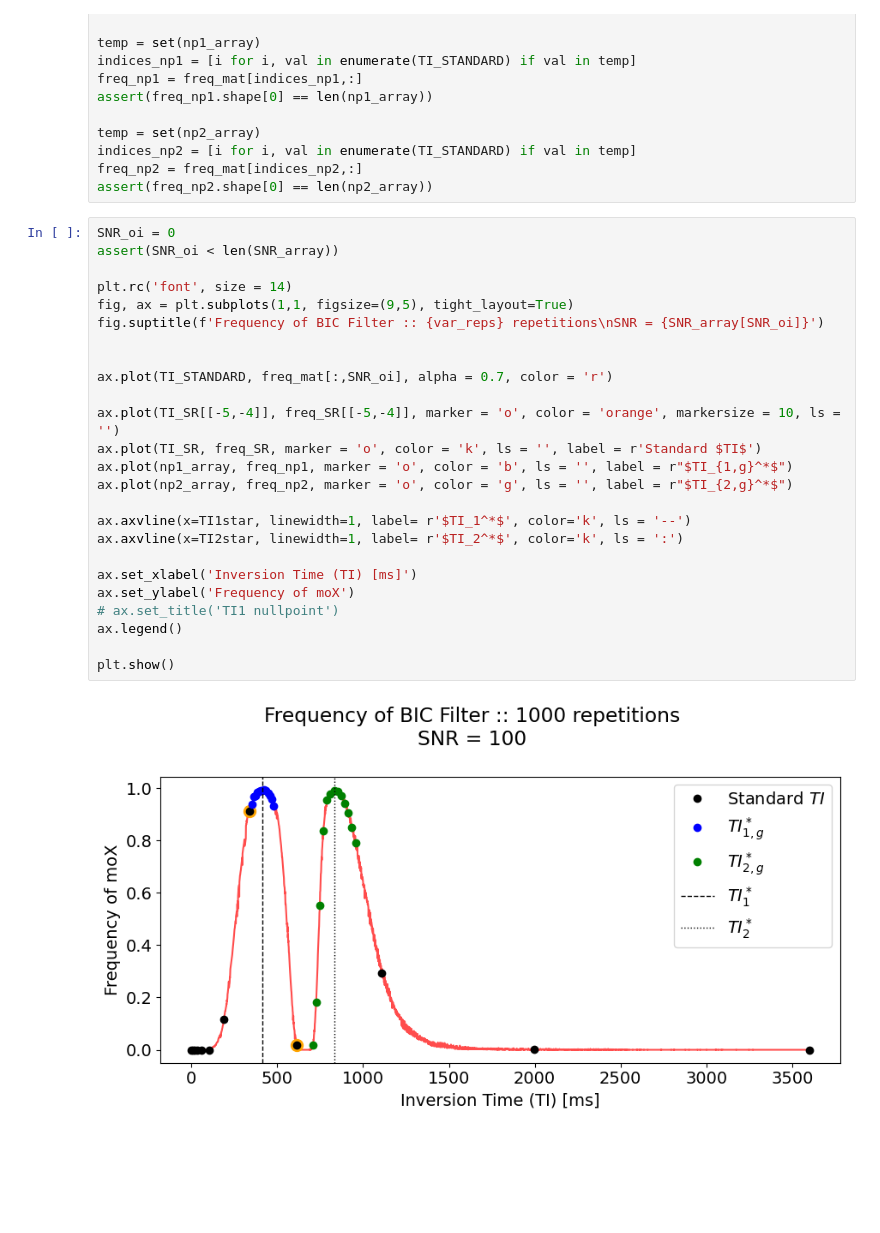
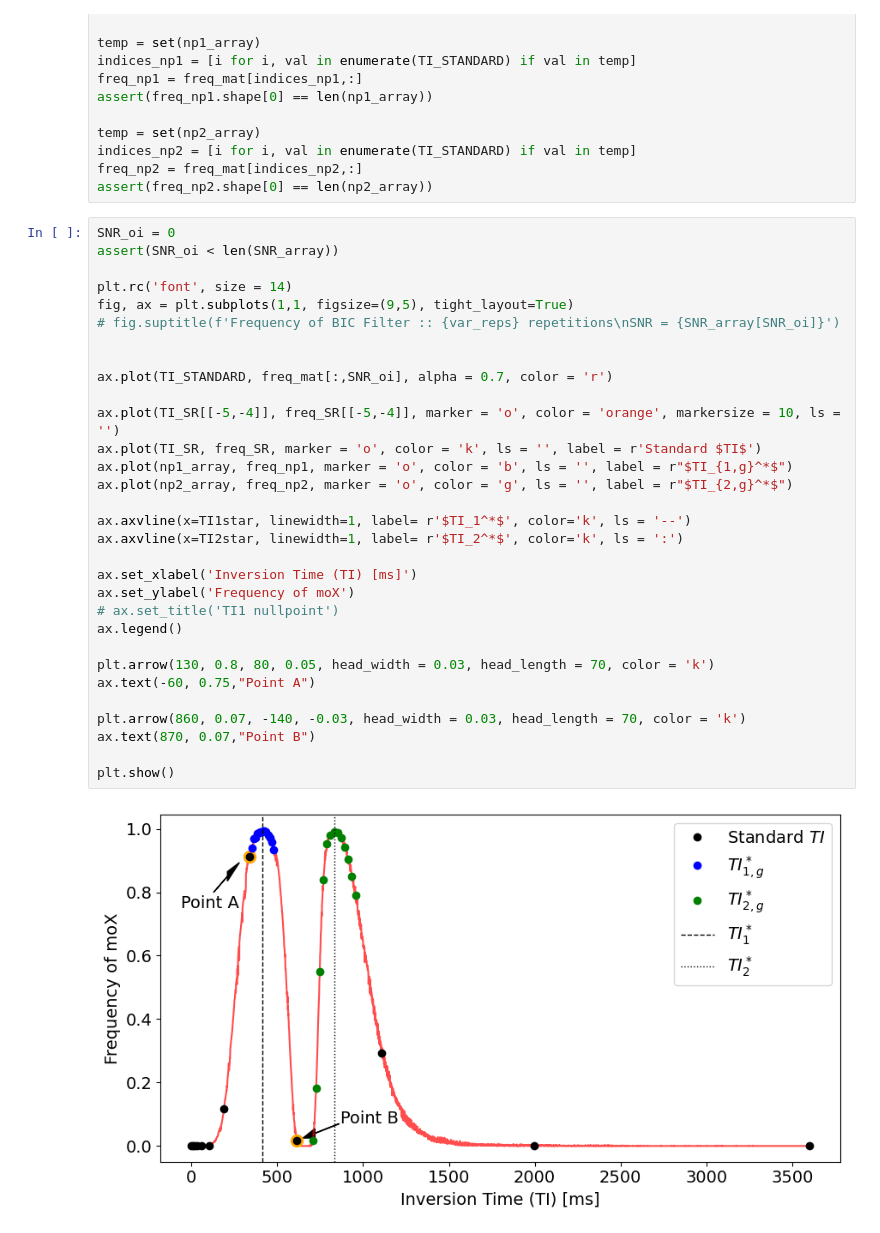
Before and after one commit to Griffin997/Stabilization, a Jupyter notebook: Analytical_BIC/freqDATA_Analysis.ipynb, the cells around one changed output. Cells and saved outputs as stored; diff of their text form; blank space fills up the shorter version.

Commit message:
improved figures

```diff
--- a/Analytical_BIC/freqDATA_Analysis.ipynb
+++ b/Analytical_BIC/freqDATA_Analysis.ipynb
@@ -122,27 +122,33 @@ assert(freq_np2.shape[0] == len(np2_array))
 # %%
 SNR_oi = 0
 assert(SNR_oi < len(SNR_array))
 
 plt.rc('font', size = 14)
 fig, ax = plt.subplots(1,1, figsize=(9,5), tight_layout=True)
-fig.suptitle(f'Frequency of BIC Filter :: {var_reps} repetitions\nSNR = {SNR_array[SNR_oi]}')
+# fig.suptitle(f'Frequency of BIC Filter :: {var_reps} repetitions\nSNR = {SNR_array[SNR_oi]}')
 
 
 ax.plot(TI_STANDARD, freq_mat[:,SNR_oi], alpha = 0.7, color = 'r')
 
 ax.plot(TI_SR[[-5,-4]], freq_SR[[-5,-4]], marker = 'o', color = 'orange', markersize = 10, ls = '')
 ax.plot(TI_SR, freq_SR, marker = 'o', color = 'k', ls = '', label = r'Standard $TI$')
 ax.plot(np1_array, freq_np1, marker = 'o', color = 'b', ls = '', label = r"$TI_{1,g}^*$")
 ax.plot(np2_array, freq_np2, marker = 'o', color = 'g', ls = '', label = r"$TI_{2,g}^*$")
 
 ax.axvline(x=TI1star, linewidth=1, label= r'$TI_1^*$', color='k', ls = '--')
 ax.axvline(x=TI2star, linewidth=1, label= r'$TI_2^*$', color='k', ls = ':')
 
 ax.set_xlabel('Inversion Time (TI) [ms]')
 ax.set_ylabel('Frequency of moX')
 # ax.set_title('TI1 nullpoint')
 ax.legend()
 
+plt.arrow(130, 0.8, 80, 0.05, head_width = 0.03, head_length = 70, color = 'k')
+ax.text(-60, 0.75,"Point A")
+
+plt.arrow(860, 0.07, -140, -0.03, head_width = 0.03, head_length = 70, color = 'k')
+ax.text(870, 0.07,"Point B")
+
 plt.show()
 # %% [output]
-[figure, old version]
+[figure, new version]
```
